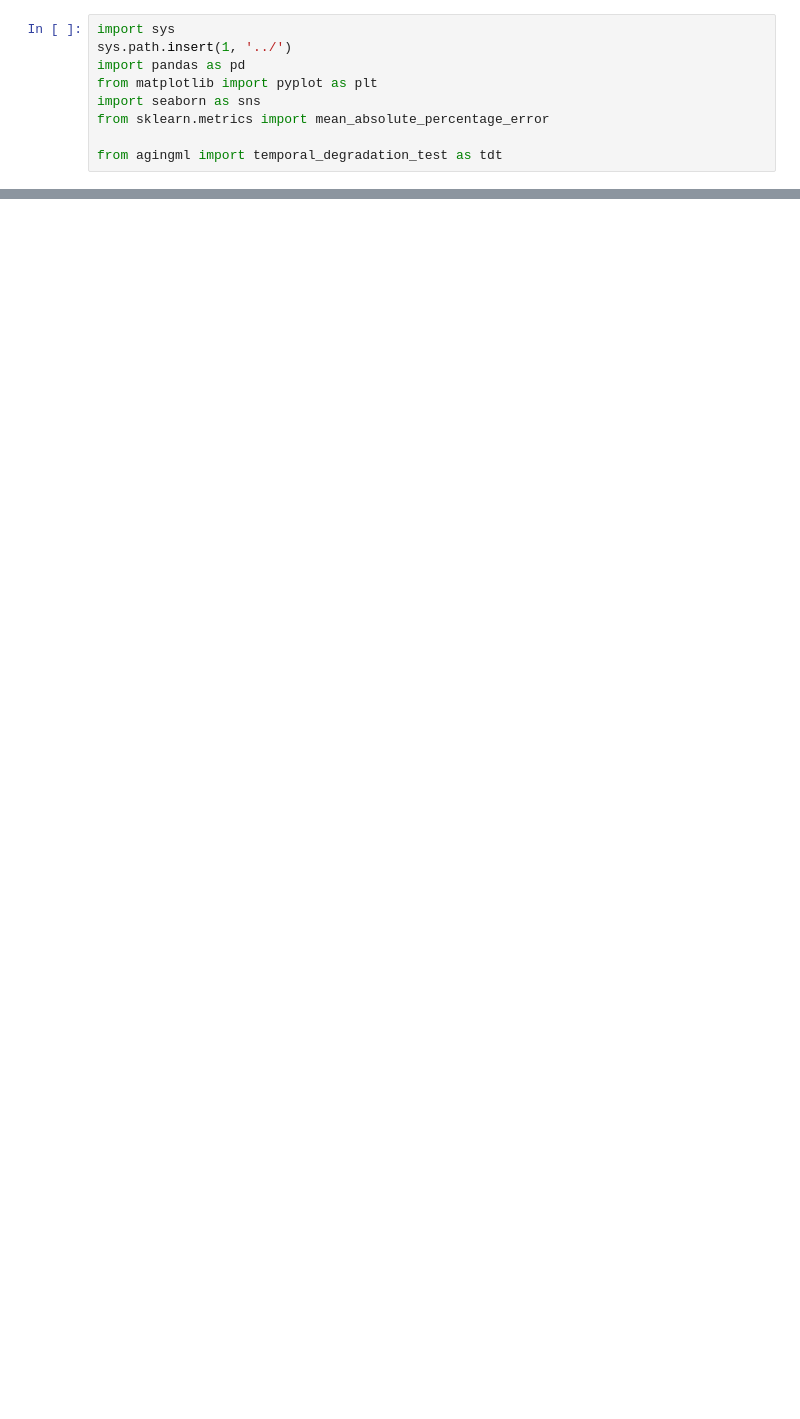
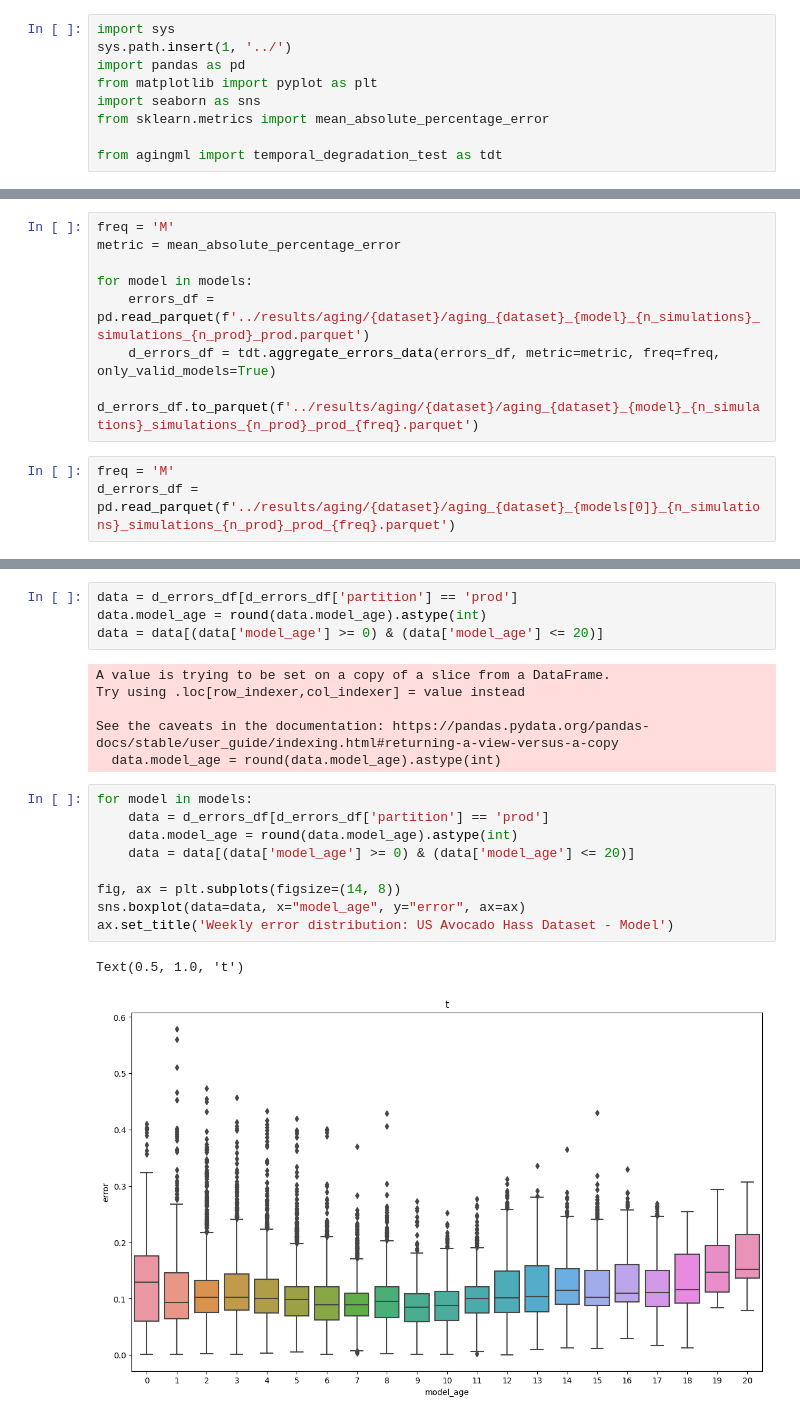
Before and after one commit to santiviquez/ageml, a Jupyter notebook: notebooks/avocado_process_aging_results.ipynb, the cells around one changed output, grey strips where cells are left out. Drawn from its saved outputs; the diff is of its cells as text; blank space fills up the shorter version.

```diff
--- a/notebooks/avocado_process_aging_results.ipynb
+++ b/notebooks/avocado_process_aging_results.ipynb
@@ -42,0 +63,11 @@ There are 625 out of 1000
+# %%
+freq = 'M'
+metric = mean_absolute_percentage_error
+
+for model in models:
+    errors_df = pd.read_parquet(f'../results/aging/{dataset}/aging_{dataset}_{model}_{n_simulations}_simulations_{n_prod}_prod.parquet')
+    d_errors_df = tdt.aggregate_errors_data(errors_df, metric=metric, freq=freq, only_valid_models=True)
+    d_errors_df.to_parquet(f'../results/aging/{dataset}/aging_{dataset}_{model}_{n_simulations}_simulations_{n_prod}_prod_{freq}.parquet')
+# %%
+freq = 'M'
+d_errors_df = pd.read_parquet(f'../results/aging/{dataset}/aging_{dataset}_{models[0]}_{n_simulations}_simulations_{n_prod}_prod_{freq}.parquet')
@@ -42,0 +90,22 @@ There are 625 out of 1000
+# %%
+data = d_errors_df[d_errors_df['partition'] == 'prod']
+data.model_age = round(data.model_age).astype(int)
+data = data[(data['model_age'] >= 0) & (data['model_age'] <= 20)]
+# %% [output]
+A value is trying to be set on a copy of a slice from a DataFrame.
+Try using .loc[row_indexer,col_indexer] = value instead
+
+See the caveats in the documentation: https://pandas.pydata.org/pandas-docs/stable/user_guide/indexing.html#returning-a-view-versus-a-copy
+  data.model_age = round(data.model_age).astype(int)
+# %%
+for model in models:
+    data = d_errors_df[d_errors_df['partition'] == 'prod']
+    data.model_age = round(data.model_age).astype(int)
+    data = data[(data['model_age'] >= 0) & (data['model_age'] <= 20)]
+
+fig, ax = plt.subplots(figsize=(14, 8))
+sns.boxplot(data=data, x="model_age", y="error", ax=ax)
+ax.set_title('Weekly error distribution: US Avocado Hass Dataset - Model')
+# %% [output]
+Text(0.5, 1.0, 't')
+[figure, added]
```
Also changed, not shown: parts of 5 cells of this notebook, 17 other files.
